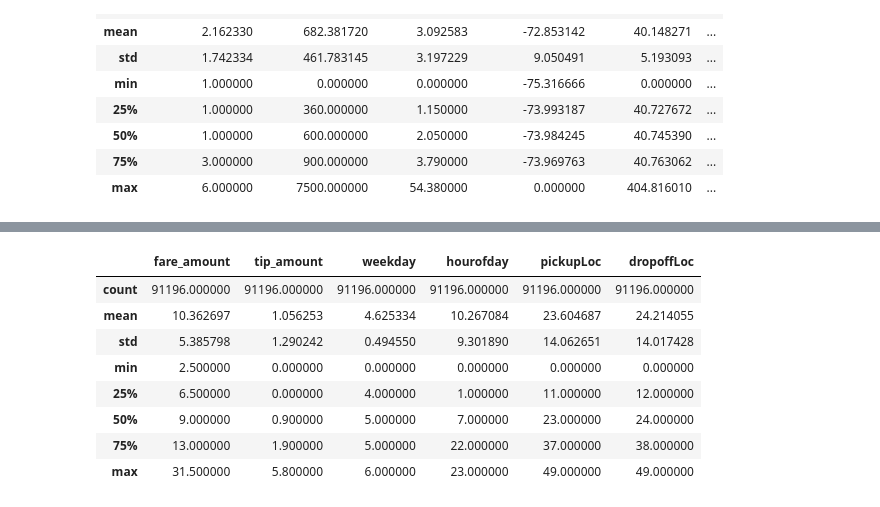
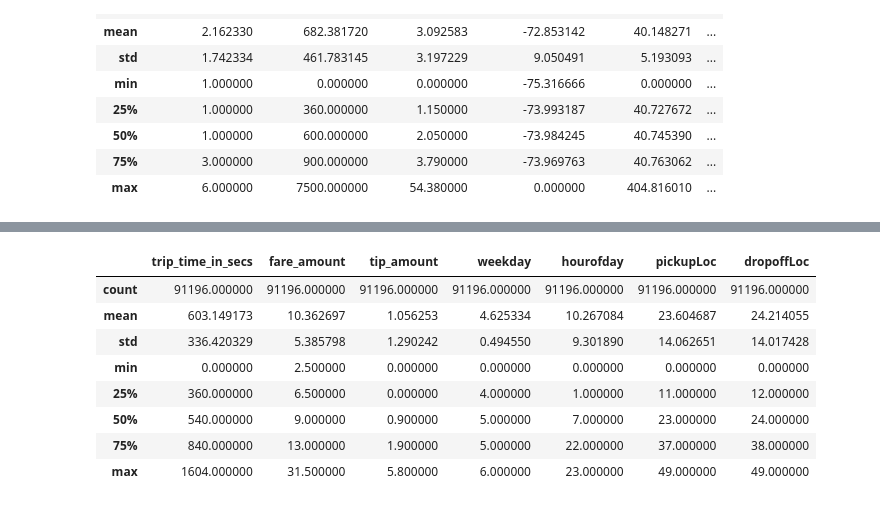
Before and after one commit to emali1/NYCTaxi, a Jupyter notebook: DataPreprocessing.ipynb, the cells around one changed output, grey strips where cells are left out. Saved outputs shown, nothing was run; the diff lists cells and outputs as text; code cells hidden in the pictures.

```diff
--- a/DataPreprocessing.ipynb
+++ b/DataPreprocessing.ipynb
@@ -42,6 +47,6 @@ full_tripdata.describe()
 # %%
 #remove outliers
-measuredata = pd.concat([full_tripdata[' trip_time_in_secs'],
+measuredata = pd.concat([np.log(full_tripdata[' trip_time_in_secs']),
                          full_tripdata[' pickup_longitude'],
                          full_tripdata[' pickup_latitude'],
                          full_tripdata[' dropoff_longitude'],
@@ -78,31 +90,30 @@ full_tripdata["dropoffLoc"] = model.predict(dropoffLocations.as_matrix())
 # %%
 #drop all un-wanted columns
 training = full_tripdata.drop(columns=[' pickup_datetime',
                                        ' dropoff_datetime',
-                                       ' trip_time_in_secs',
                                        ' trip_distance',
                                        ' dropoff_longitude',
                                        ' dropoff_latitude',
                                        ' surcharge',
                                        ' mta_tax',
                                        ' tolls_amount',
                                        ' total_amount',
                                        ' passenger_count',
                                        ' payment_type',
                                        ' pickup_longitude',
                                        ' pickup_latitude'])
 
 training.describe()
 # %% [output]
-|  | fare_amount | tip_amount | weekday | hourofday | pickupLoc | dropoffLoc |
-| count | 91196.000000 | 91196.000000 | 91196.000000 | 91196.000000 | 91196.000000 | 91196.000000 |
-| mean | 10.362697 | 1.056253 | 4.625334 | 10.267084 | 23.604687 | 24.214055 |
-| std | 5.385798 | 1.290242 | 0.494550 | 9.301890 | 14.062651 | 14.017428 |
-| min | 2.500000 | 0.000000 | 0.000000 | 0.000000 | 0.000000 | 0.000000 |
-| 25% | 6.500000 | 0.000000 | 4.000000 | 1.000000 | 11.000000 | 12.000000 |
-| 50% | 9.000000 | 0.900000 | 5.000000 | 7.000000 | 23.000000 | 24.000000 |
-| 75% | 13.000000 | 1.900000 | 5.000000 | 22.000000 | 37.000000 | 38.000000 |
-| max | 31.500000 | 5.800000 | 6.000000 | 23.000000 | 49.000000 | 49.000000 |
+|  | trip_time_in_secs | fare_amount | tip_amount | weekday | hourofday | pickupLoc | dropoffLoc |
+| count | 91196.000000 | 91196.000000 | 91196.000000 | 91196.000000 | 91196.000000 | 91196.000000 | 91196.000000 |
+| mean | 603.149173 | 10.362697 | 1.056253 | 4.625334 | 10.267084 | 23.604687 | 24.214055 |
+| std | 336.420329 | 5.385798 | 1.290242 | 0.494550 | 9.301890 | 14.062651 | 14.017428 |
+| min | 0.000000 | 2.500000 | 0.000000 | 0.000000 | 0.000000 | 0.000000 | 0.000000 |
+| 25% | 360.000000 | 6.500000 | 0.000000 | 4.000000 | 1.000000 | 11.000000 | 12.000000 |
+| 50% | 540.000000 | 9.000000 | 0.900000 | 5.000000 | 7.000000 | 23.000000 | 24.000000 |
+| 75% | 840.000000 | 13.000000 | 1.900000 | 5.000000 | 22.000000 | 37.000000 | 38.000000 |
+| max | 1604.000000 | 31.500000 | 5.800000 | 6.000000 | 23.000000 | 49.000000 | 49.000000 |
 # %%
 #column data type change
 training['weekday'] = training['weekday'].astype('category')
```
Also changed, not shown: parts of 3 cells of this notebook, 1 other file.
